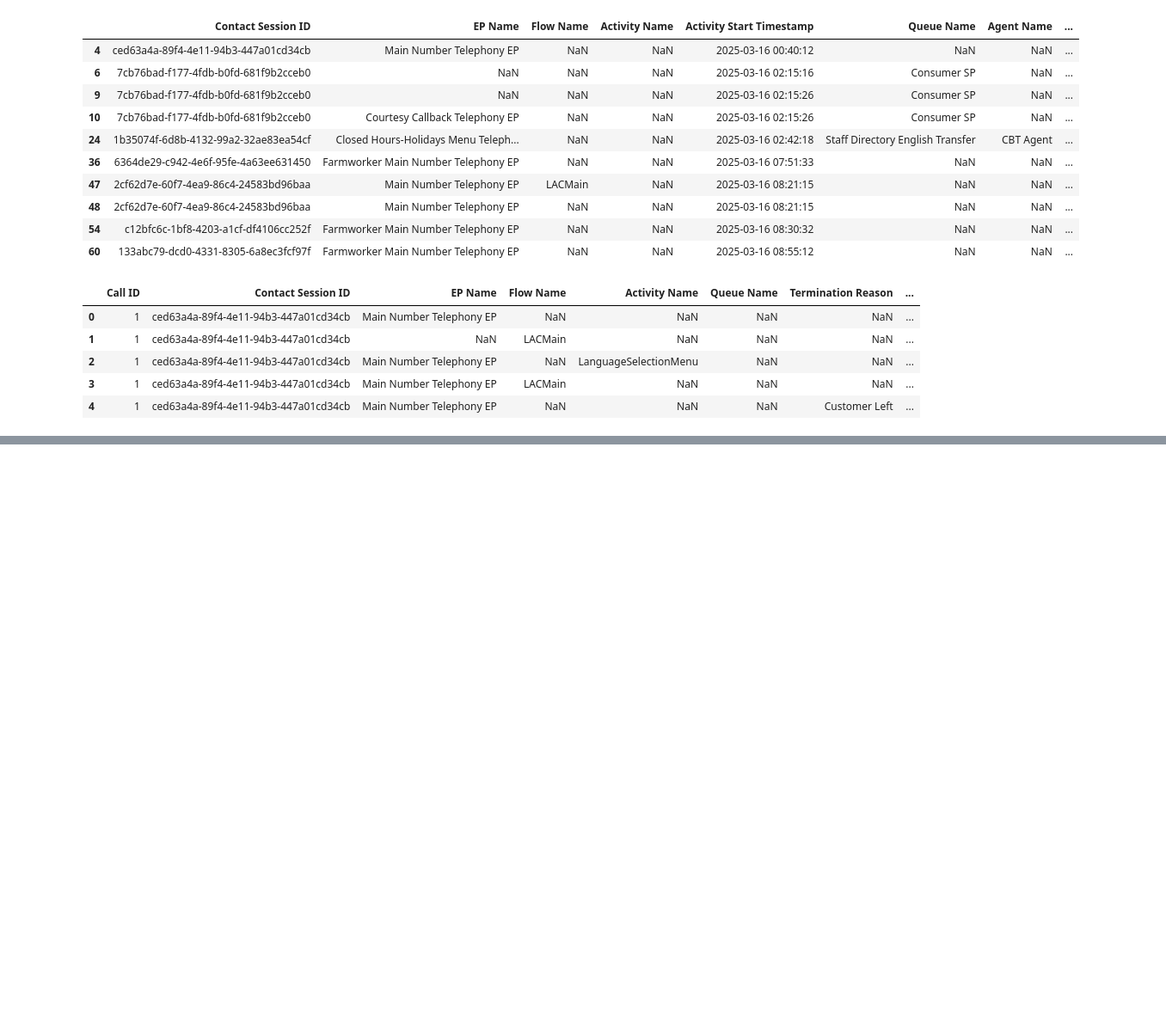
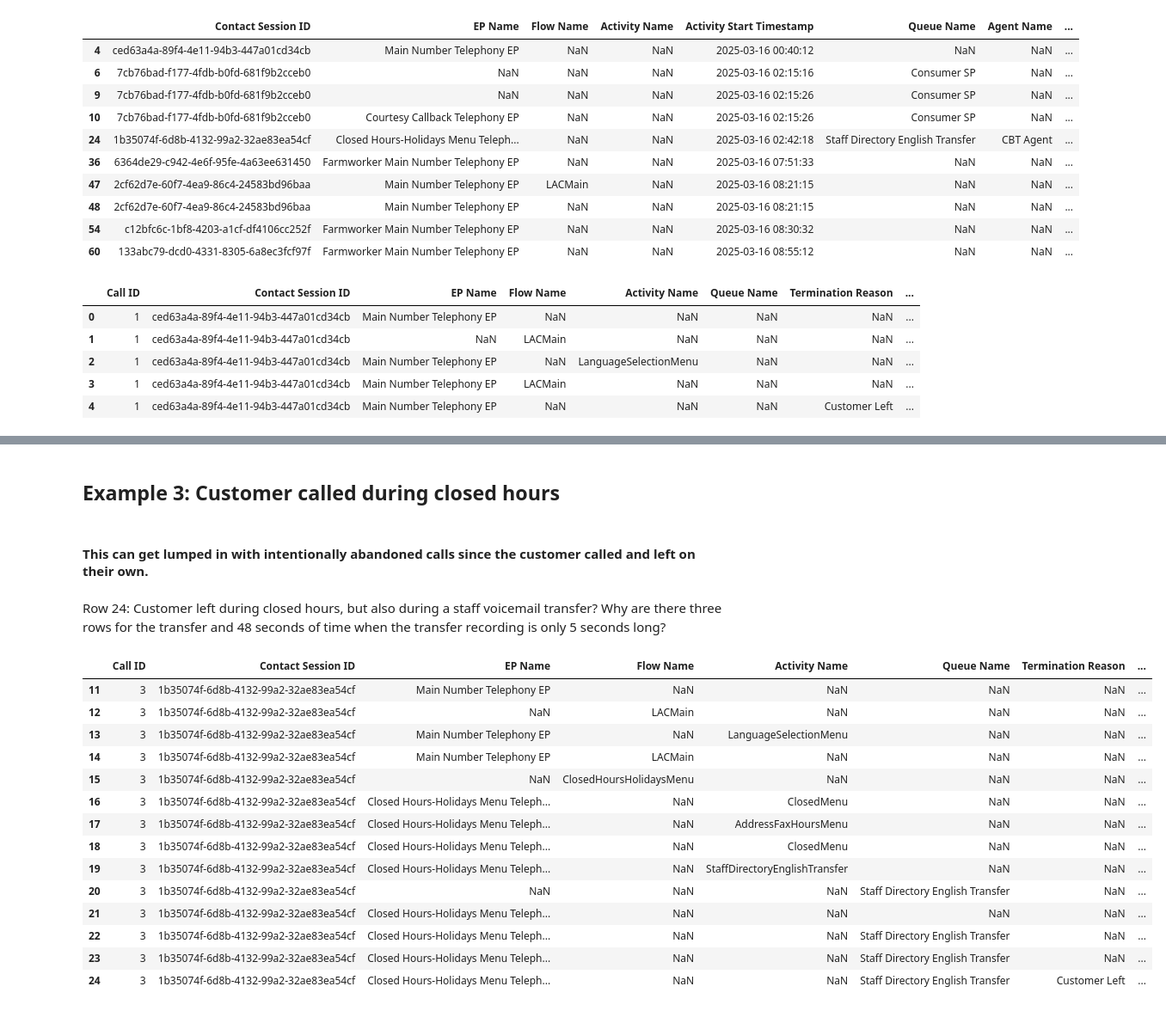
Before and after one commit to arvindkrishna87/STAT390_LegalAid_Fall2025, a Jupyter notebook: Code/Verbiage analysis/Meera Trivedi/Customer Abandonment_Oct20_Meera.ipynb, the cells around one changed output, grey strips where cells are left out. Shown at 86% size. Saved outputs shown, nothing was run; the diff lists cells and outputs as text; code cells hidden in the pictures; blank space fills up the shorter version.

```diff
--- a/Code/Verbiage analysis/Meera Trivedi/Customer Abandonment_Oct20_Meera.ipynb
+++ b/Code/Verbiage analysis/Meera Trivedi/Customer Abandonment_Oct20_Meera.ipynb
@@ -129,0 +226,25 @@ calls_customer_left.head(5)
+# %% [markdown]
+## Example 3: Customer called during closed hours
+# %% [markdown]
+#### This can get lumped in with intentionally abandoned calls since the customer called and left on their own.
+# %% [markdown]
+Row 24: Customer left during closed hours, but also during a staff voicemail transfer?
+Why are there three rows for the transfer and 48 seconds of time when the transfer recording is only 5 seconds long?
+# %%
+calls_customer_left[calls_customer_left["Call ID"] == 3]
+# %% [output]
+|  | Call ID | Contact Session ID | EP Name | Flow Name | Activity Name | Queue Name | Termination Reason | ... |
+| 11 | 3 | 1b35074f-6d8b-4132-99a2-32ae83ea54cf | Main Number Telephony EP | NaN | NaN | NaN | NaN | ... |
+| 12 | 3 | 1b35074f-6d8b-4132-99a2-32ae83ea54cf | NaN | LACMain | NaN | NaN | NaN | ... |
+| 13 | 3 | 1b35074f-6d8b-4132-99a2-32ae83ea54cf | Main Number Telephony EP | NaN | LanguageSelectionMenu | NaN | NaN | ... |
+| 14 | 3 | 1b35074f-6d8b-4132-99a2-32ae83ea54cf | Main Number Telephony EP | LACMain | NaN | NaN | NaN | ... |
+| 15 | 3 | 1b35074f-6d8b-4132-99a2-32ae83ea54cf | NaN | ClosedHoursHolidaysMenu | NaN | NaN | NaN | ... |
+| 16 | 3 | 1b35074f-6d8b-4132-99a2-32ae83ea54cf | Closed Hours-Holidays Menu Teleph... | NaN | ClosedMenu | NaN | NaN | ... |
+| 17 | 3 | 1b35074f-6d8b-4132-99a2-32ae83ea54cf | Closed Hours-Holidays Menu Teleph... | NaN | AddressFaxHoursMenu | NaN | NaN | ... |
+| 18 | 3 | 1b35074f-6d8b-4132-99a2-32ae83ea54cf | Closed Hours-Holidays Menu Teleph... | NaN | ClosedMenu | NaN | NaN | ... |
+| 19 | 3 | 1b35074f-6d8b-4132-99a2-32ae83ea54cf | Closed Hours-Holidays Menu Teleph... | NaN | StaffDirectoryEnglishTransfer | NaN | NaN | ... |
+| 20 | 3 | 1b35074f-6d8b-4132-99a2-32ae83ea54cf | NaN | NaN | NaN | Staff Directory English Transfer | NaN | ... |
+| 21 | 3 | 1b35074f-6d8b-4132-99a2-32ae83ea54cf | Closed Hours-Holidays Menu Teleph... | NaN | NaN | NaN | NaN | ... |
+| 22 | 3 | 1b35074f-6d8b-4132-99a2-32ae83ea54cf | Closed Hours-Holidays Menu Teleph... | NaN | NaN | Staff Directory English Transfer | NaN | ... |
+| 23 | 3 | 1b35074f-6d8b-4132-99a2-32ae83ea54cf | Closed Hours-Holidays Menu Teleph... | NaN | NaN | Staff Directory English Transfer | NaN | ... |
+| 24 | 3 | 1b35074f-6d8b-4132-99a2-32ae83ea54cf | Closed Hours-Holidays Menu Teleph... | NaN | NaN | Staff Directory English Transfer | Customer Left | ... |
```
Also changed, not shown: parts of 23 cells of this notebook.
